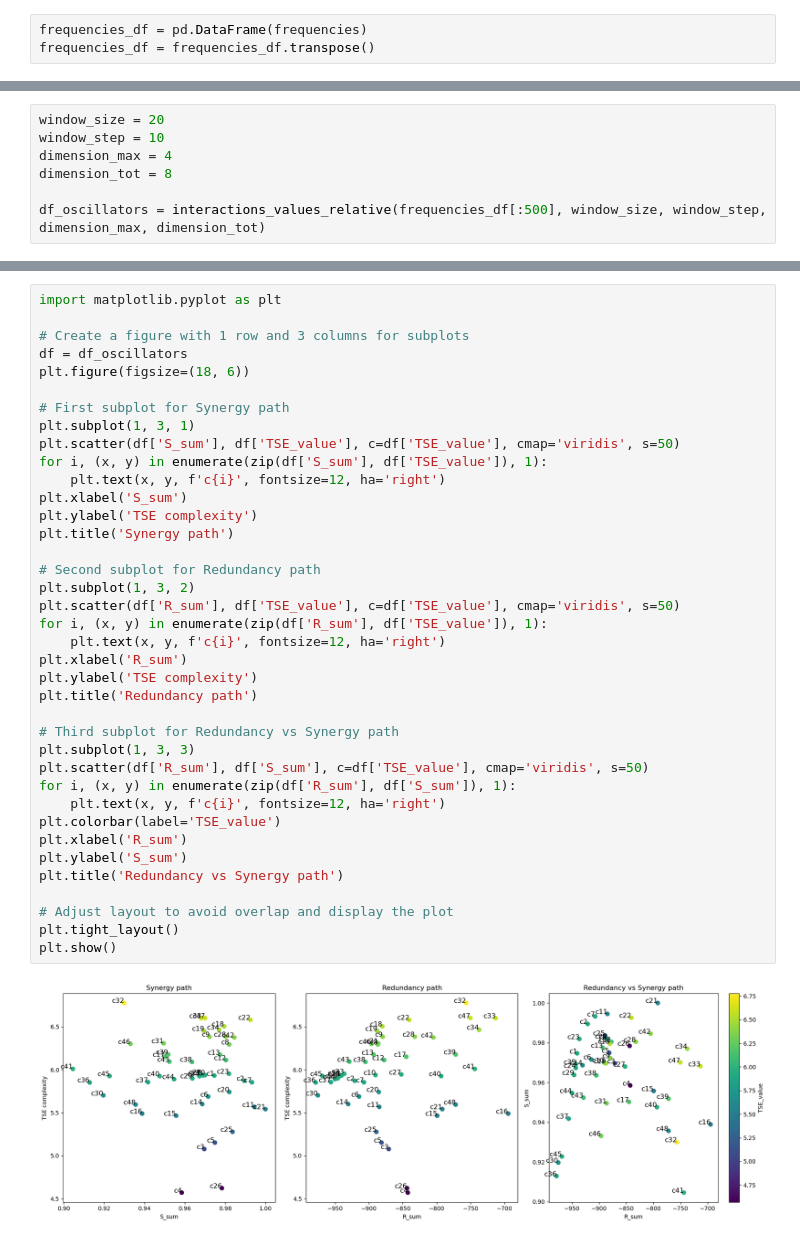
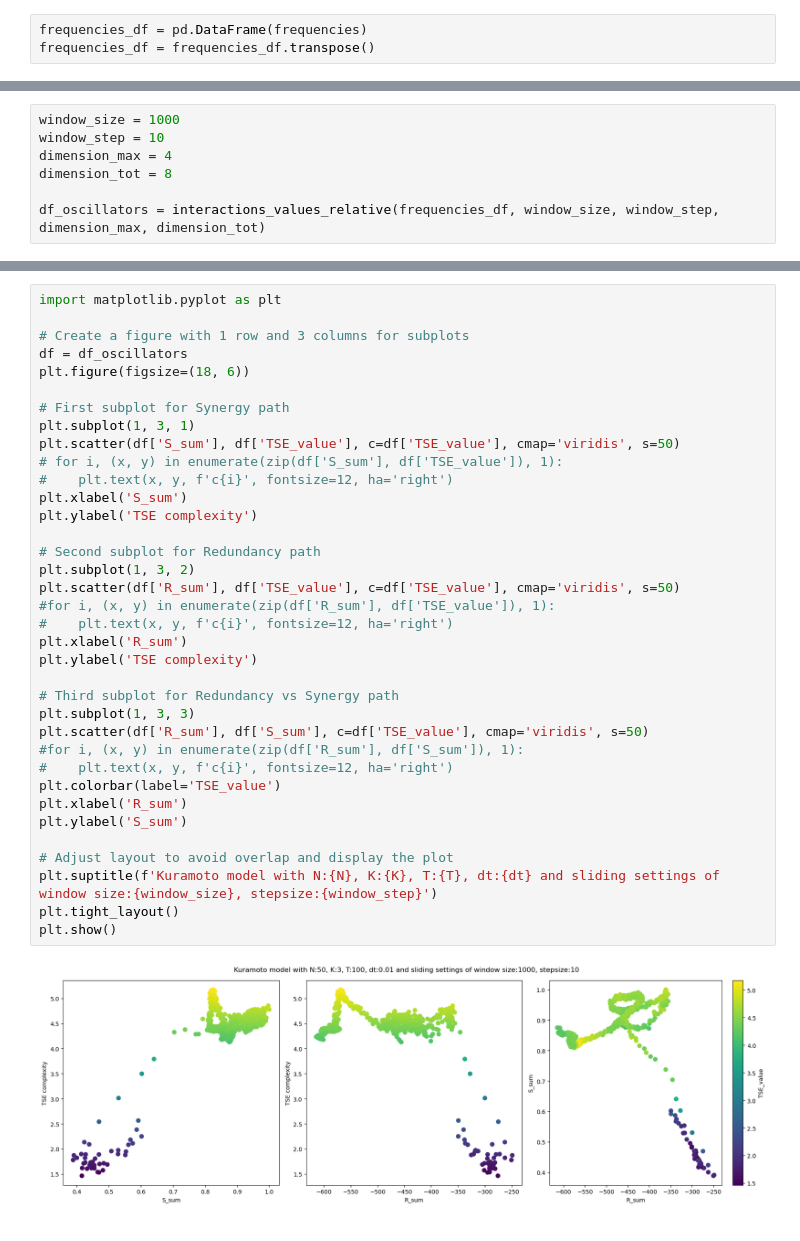
Before and after one commit to cyrilrommens/PhD_1, a Jupyter notebook: TSE_oscillator.ipynb, the cells around one changed output, grey strips where cells are left out. Saved outputs shown, nothing was run; the diff lists cells and outputs as text.

```diff
--- a/TSE_oscillator.ipynb
+++ b/TSE_oscillator.ipynb
@@ -383,7 +379,7 @@ frequencies_df.shape
 # %%
-window_size = 20
+window_size = 1000
 window_step = 10
 dimension_max = 4
 dimension_tot = 8
 
-df_oscillators = interactions_values_relative(frequencies_df[:500], window_size, window_step, dimension_max, dimension_tot)
+df_oscillators = interactions_values_relative(frequencies_df, window_size, window_step, dimension_max, dimension_tot)
@@ -406,40 +386,38 @@ df_oscillators
 # %%
 import matplotlib.pyplot as plt
 
 # Create a figure with 1 row and 3 columns for subplots
 df = df_oscillators
 plt.figure(figsize=(18, 6))
 
 # First subplot for Synergy path
 plt.subplot(1, 3, 1)
 plt.scatter(df['S_sum'], df['TSE_value'], c=df['TSE_value'], cmap='viridis', s=50)
-for i, (x, y) in enumerate(zip(df['S_sum'], df['TSE_value']), 1):
-    plt.text(x, y, f'c{i}', fontsize=12, ha='right')
+# for i, (x, y) in enumerate(zip(df['S_sum'], df['TSE_value']), 1):
+#    plt.text(x, y, f'c{i}', fontsize=12, ha='right')
 plt.xlabel('S_sum')
 plt.ylabel('TSE complexity')
-plt.title('Synergy path')
 
 # Second subplot for Redundancy path
 plt.subplot(1, 3, 2)
 plt.scatter(df['R_sum'], df['TSE_value'], c=df['TSE_value'], cmap='viridis', s=50)
-for i, (x, y) in enumerate(zip(df['R_sum'], df['TSE_value']), 1):
-    plt.text(x, y, f'c{i}', fontsize=12, ha='right')
+#for i, (x, y) in enumerate(zip(df['R_sum'], df['TSE_value']), 1):
+#    plt.text(x, y, f'c{i}', fontsize=12, ha='right')
 plt.xlabel('R_sum')
 plt.ylabel('TSE complexity')
-plt.title('Redundancy path')
 
 # Third subplot for Redundancy vs Synergy path
 plt.subplot(1, 3, 3)
 plt.scatter(df['R_sum'], df['S_sum'], c=df['TSE_value'], cmap='viridis', s=50)
-for i, (x, y) in enumerate(zip(df['R_sum'], df['S_sum']), 1):
-    plt.text(x, y, f'c{i}', fontsize=12, ha='right')
+#for i, (x, y) in enumerate(zip(df['R_sum'], df['S_sum']), 1):
+#    plt.text(x, y, f'c{i}', fontsize=12, ha='right')
 plt.colorbar(label='TSE_value')
 plt.xlabel('R_sum')
 plt.ylabel('S_sum')
-plt.title('Redundancy vs Synergy path')
 
 # Adjust layout to avoid overlap and display the plot
+plt.suptitle(f'Kuramoto model with N:{N}, K:{K}, T:{T}, dt:{dt} and sliding settings of window size:{window_size}, stepsize:{window_step}')
 plt.tight_layout()
 plt.show()
 # %% [output]
-[figure, old version]
+[figure, new version]
```
Also changed, not shown: parts of 3 cells of this notebook, 32 other files.
